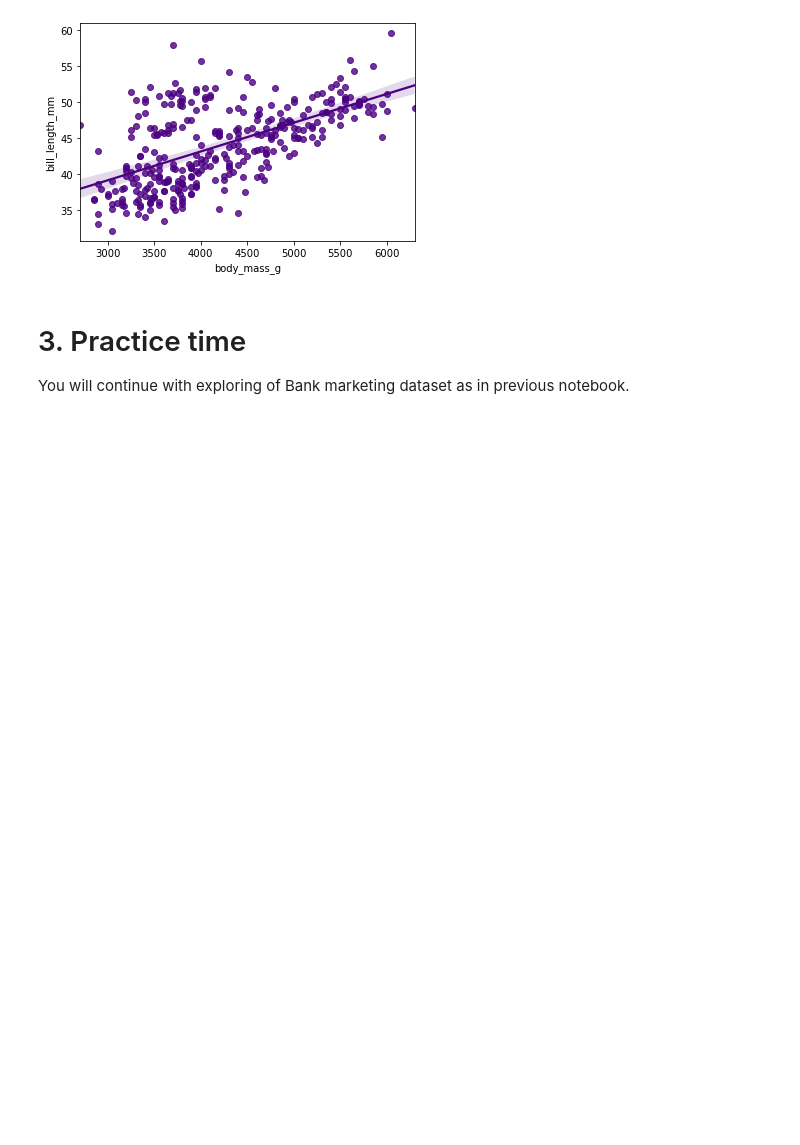
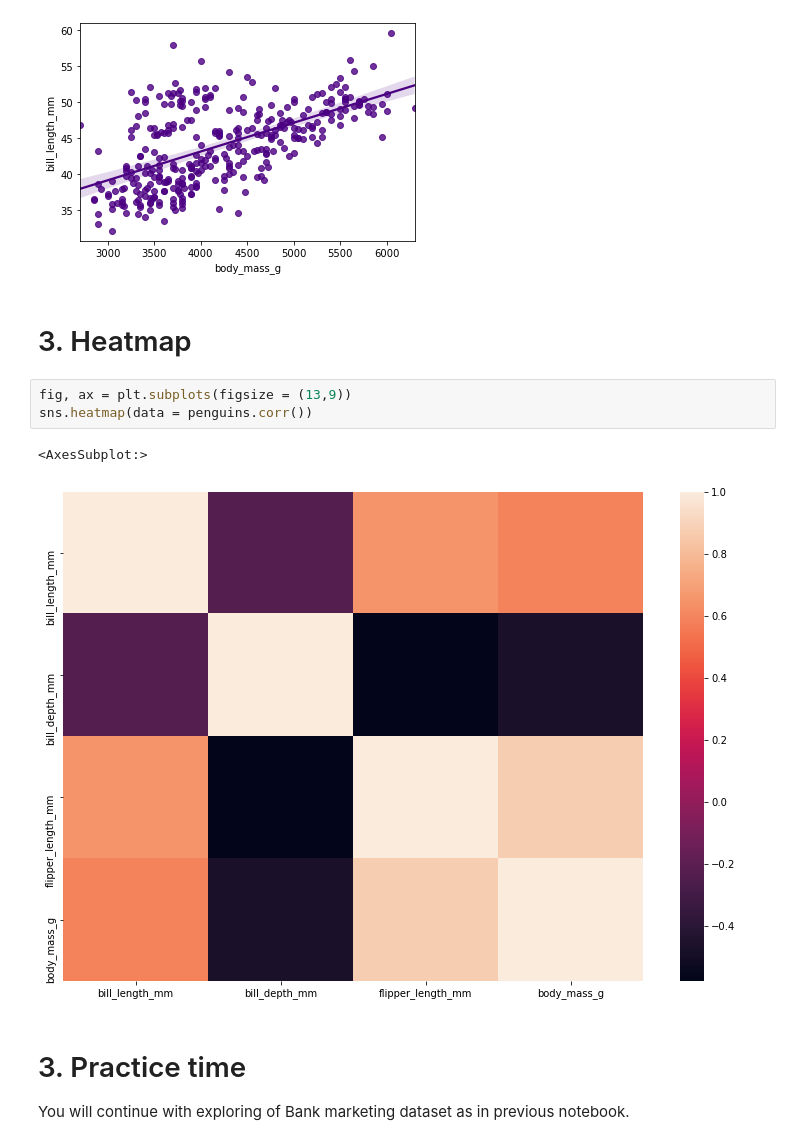
Before and after one commit to zatkopatrik/authentic-data-science, a Jupyter notebook: Jupyter_notebooks/3. Data-Visualization/3_4_13 Bivariate Analysis with Seaborn.ipynb, the cells around one changed output. Drawn from its saved outputs; the diff is of its cells as text; blank space fills up the shorter version.

```diff
--- a/Jupyter_notebooks/3. Data-Visualization/3_4_13 Bivariate Analysis with Seaborn.ipynb
+++ b/Jupyter_notebooks/3. Data-Visualization/3_4_13 Bivariate Analysis with Seaborn.ipynb
@@ -296,6 +300,14 @@ sns.regplot(data = penguins, x = 'body_mass_g', y = 'bill_length_mm',
             ci = 99);           # Setting the size of confidence interval for the estimate
 # %% [output]
 [figure]
+# %% [markdown]
+# 3. Heatmap
+# %%
+fig, ax = plt.subplots(figsize = (13,9))
+sns.heatmap(data = penguins.corr())
+# %% [output]
+<AxesSubplot:>
+[figure, added]
 # %% [markdown]
 # 3. Practice time
 
```
Also changed, not shown: parts of 10 cells of this notebook.
